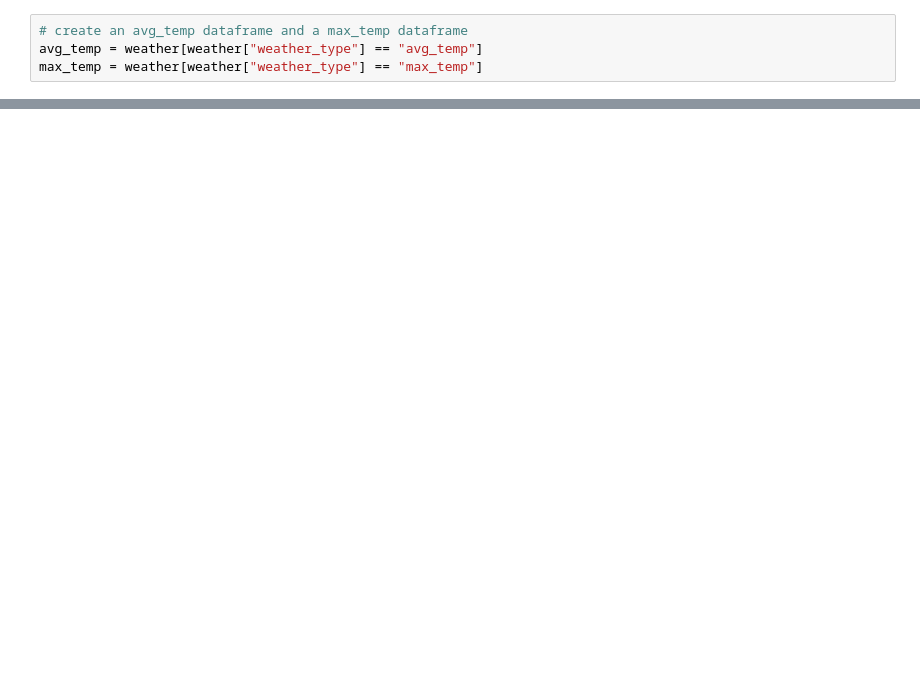
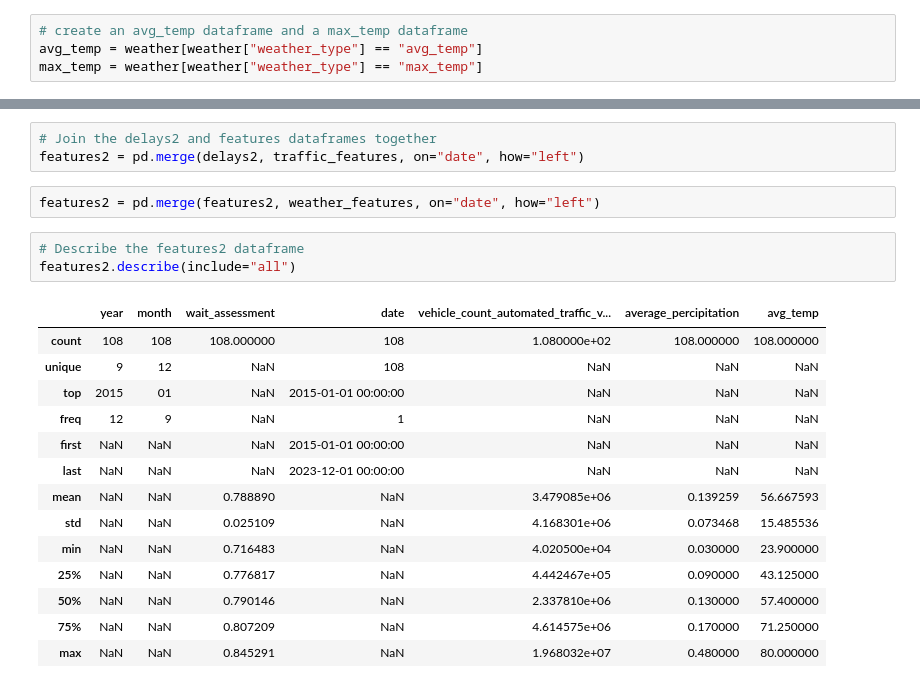
Before and after one commit to paulr28/Msc_Capstone, a Jupyter notebook: Data_Collection.ipynb, the cells around one changed output, grey strips where cells are left out. Drawn from its saved outputs; the diff is of its cells as text; blank space fills up the shorter version.

```diff
--- a/Data_Collection.ipynb
+++ b/Data_Collection.ipynb
@@ -769,0 +1341,23 @@ avg_temp.sort_values(["year", "month"])
+# %%
+# Join the delays2 and features dataframes together
+features2 = pd.merge(delays2, traffic_features, on="date", how="left")
+# %%
+features2 = pd.merge(features2, weather_features, on="date", how="left")
+# %%
+# Describe the features2 dataframe
+features2.describe(include="all")
+# %% [output]
+|  | year | month | wait_assessment | date | vehicle_count_automated_traffic_v... | average_percipitation | avg_temp |
+| count | 108 | 108 | 108.000000 | 108 | 1.080000e+02 | 108.000000 | 108.000000 |
+| unique | 9 | 12 | NaN | 108 | NaN | NaN | NaN |
+| top | 2015 | 01 | NaN | 2015-01-01 00:00:00 | NaN | NaN | NaN |
+| freq | 12 | 9 | NaN | 1 | NaN | NaN | NaN |
+| first | NaN | NaN | NaN | 2015-01-01 00:00:00 | NaN | NaN | NaN |
+| last | NaN | NaN | NaN | 2023-12-01 00:00:00 | NaN | NaN | NaN |
+| mean | NaN | NaN | 0.788890 | NaN | 3.479085e+06 | 0.139259 | 56.667593 |
+| std | NaN | NaN | 0.025109 | NaN | 4.168301e+06 | 0.073468 | 15.485536 |
+| min | NaN | NaN | 0.716483 | NaN | 4.020500e+04 | 0.030000 | 23.900000 |
+| 25% | NaN | NaN | 0.776817 | NaN | 4.442467e+05 | 0.090000 | 43.125000 |
+| 50% | NaN | NaN | 0.790146 | NaN | 2.337810e+06 | 0.130000 | 57.400000 |
+| 75% | NaN | NaN | 0.807209 | NaN | 4.614575e+06 | 0.170000 | 71.250000 |
+| max | NaN | NaN | 0.845291 | NaN | 1.968032e+07 | 0.480000 | 80.000000 |
```
Also changed, not shown: parts of 94 cells of this notebook, 2 other files.
